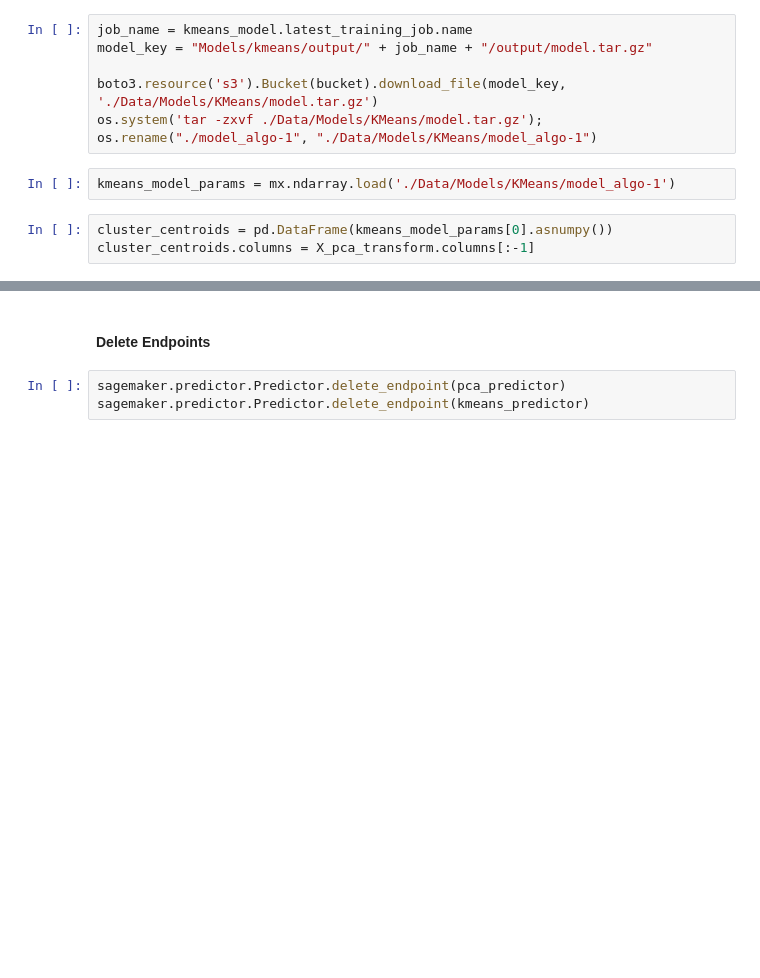
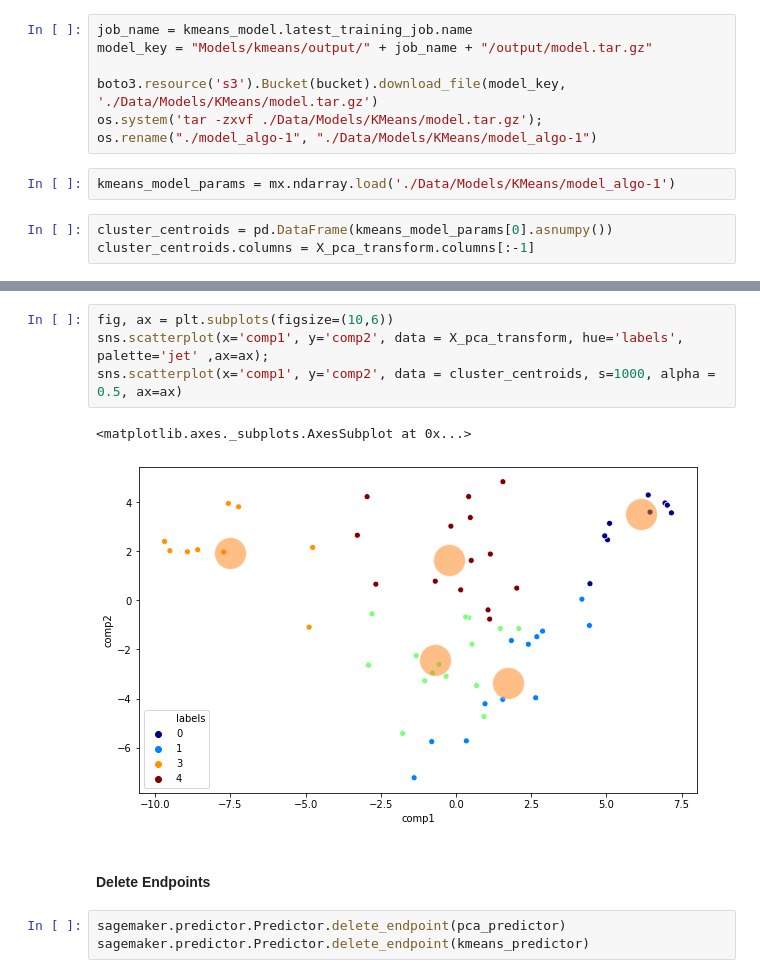
Before and after one commit to Williamdst/Bike-Share-USA, a Jupyter notebook: IV_Clustering.ipynb, the cells around one changed output, grey strips where cells are left out. Cells and saved outputs as stored; diff of their text form; blank space fills up the shorter version.

Commit message:
Added the Cluster Centers
Added the cluster centers to the visualization

```diff
--- a/IV_Clustering.ipynb
+++ b/IV_Clustering.ipynb
@@ -583,3 +624,10 @@ plt.show()
+# %%
+fig, ax = plt.subplots(figsize=(10,6))
+sns.scatterplot(x='comp1', y='comp2', data = X_pca_transform, hue='labels', palette='jet' ,ax=ax);
+sns.scatterplot(x='comp1', y='comp2', data = cluster_centroids, s=1000, alpha = 0.5, ax=ax)
+# %% [output]
+<matplotlib.axes._subplots.AxesSubplot at 0x...>
+[figure, added]
 # %% [markdown]
 #### Delete Endpoints
 # %%
```
Also changed, not shown: parts of 7 cells of this notebook.
